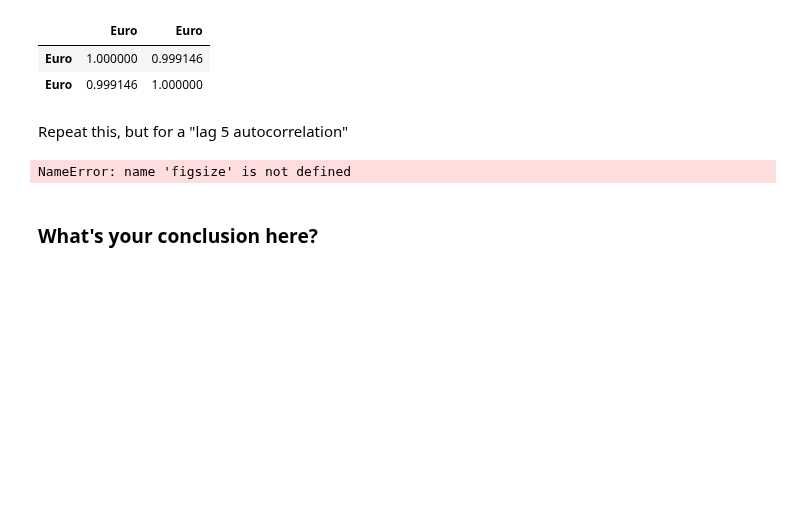
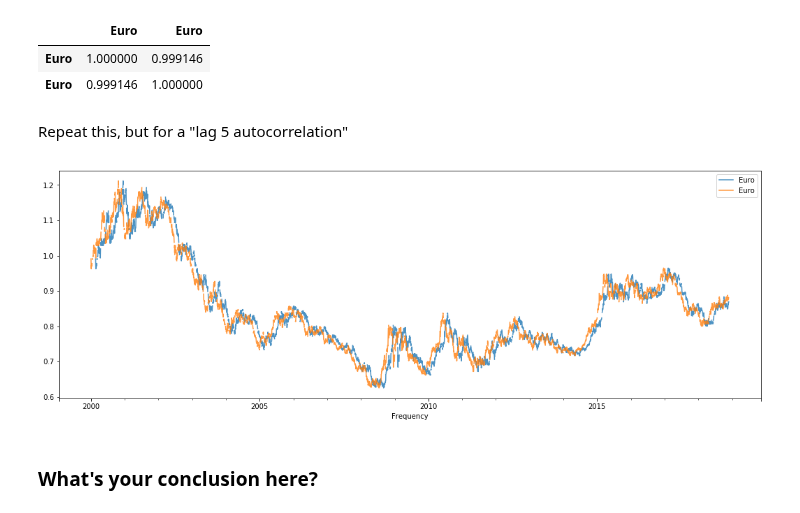
Before and after one commit to nkacoroski/dsc-3-26-05-correlation-and-autocorrelation-in-time-series-lab-seattle-ds-career-040119, a Jupyter notebook: index.ipynb, the cells around one changed output. Saved outputs shown, nothing was run; the diff lists cells and outputs as text; code cells hidden in the pictures; blank space fills up the shorter version.

```diff
--- a/index.ipynb
+++ b/index.ipynb
@@ -89,11 +89,11 @@ Repeat this, but for a "lag 5 autocorrelation"
 # %%
 eur_shift_50 = eur.shift(periods=50)
 eur_shift_50.head()
 
 lag_50 = pd.concat([eur_shift_50, eur], axis=1)
-lag_50.plot(figsize(18,6), alpha=0.8)
+lag_50.plot(figsize=(18,6), alpha=0.8);
 # %% [output]
-NameError: name 'figsize' is not defined
+[figure, added]
 # %%
 # your code here
 # %% [markdown]
```
